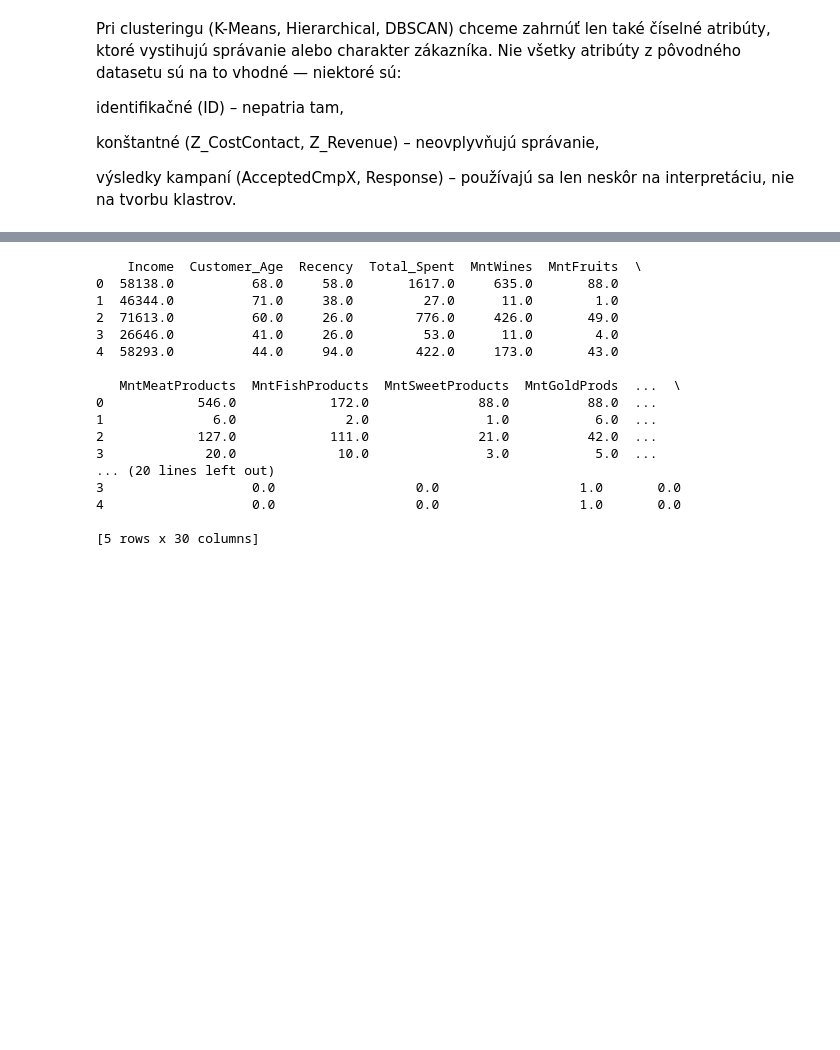
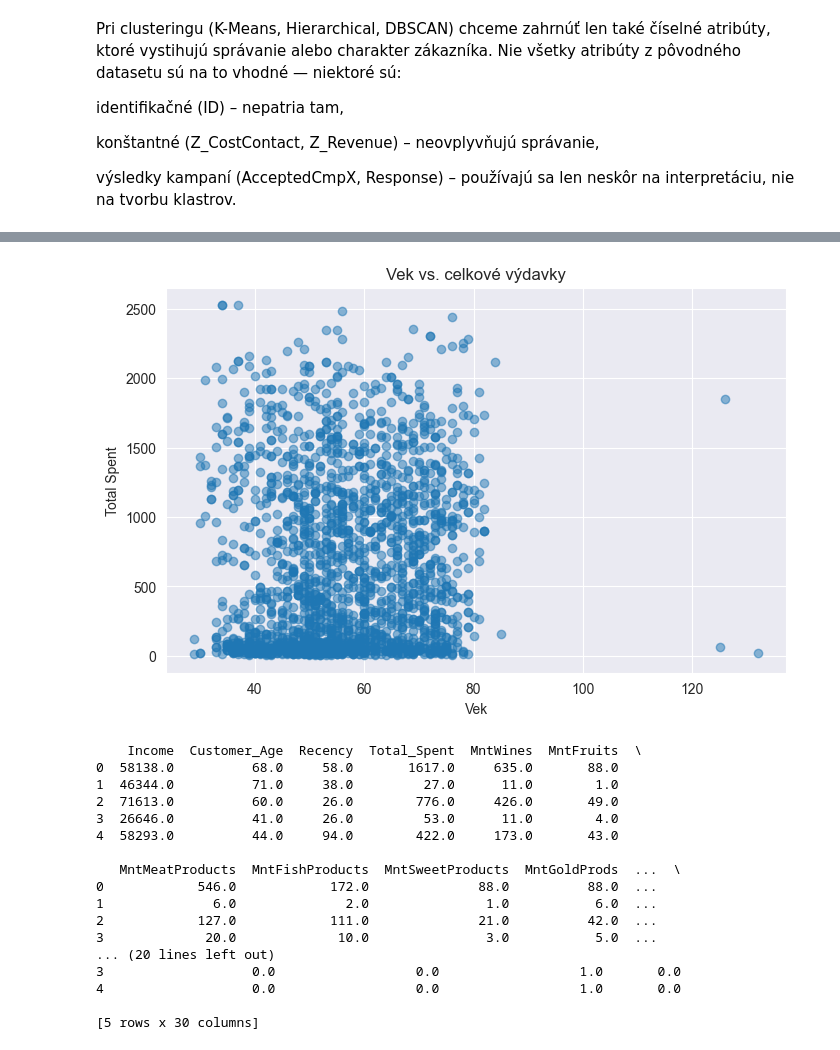
Before and after one commit to Kucharito/MachineLearning2, a Jupyter notebook: Projekt#1.ipynb, the cells around one changed output, grey strips where cells are left out. Cells and saved outputs as stored; diff of their text form; code cells hidden in the pictures; blank space fills up the shorter version.

```diff
--- a/Projekt#1.ipynb
+++ b/Projekt#1.ipynb
@@ -205,3 +236,12 @@ výsledky kampaní (AcceptedCmpX, Response) – používajú sa len neskôr na i
+# %%
+plt.figure(figsize=(8,5))
+plt.scatter(df['Customer_Age'], df['Total_Spent'], alpha=0.5)
+plt.title("Vek vs. celkové výdavky")
+plt.xlabel("Vek")
+plt.ylabel("Total Spent")
+plt.show()
+# %% [output]
+[figure, added]
 # %%
 from sklearn.preprocessing import OneHotEncoder
 
```
Also changed, not shown: parts of 12 cells of this notebook.
